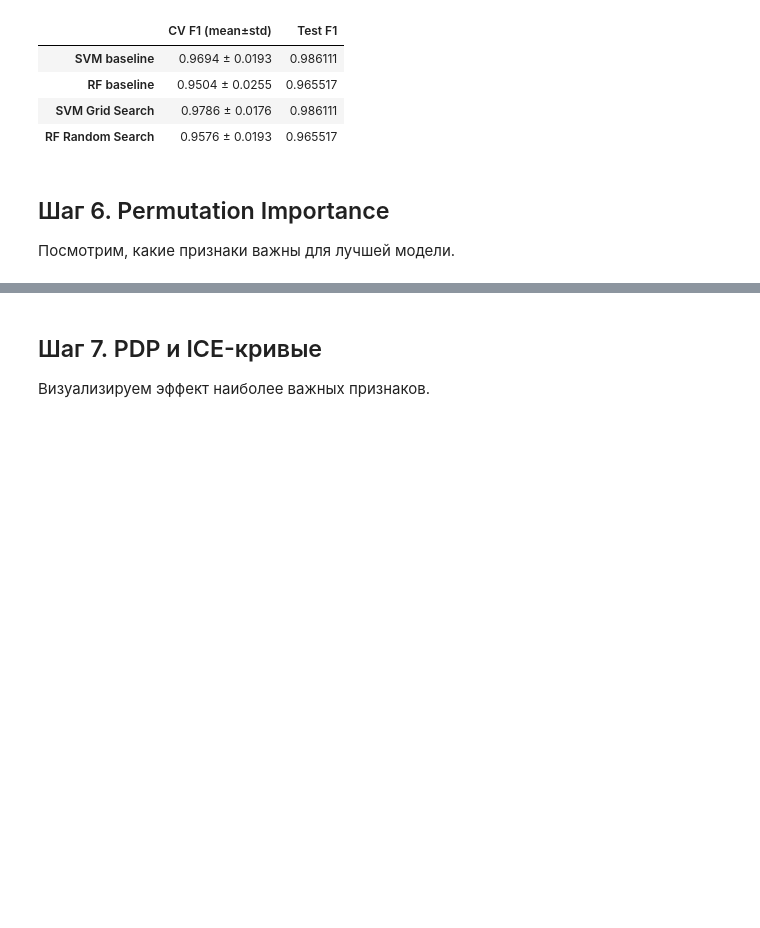
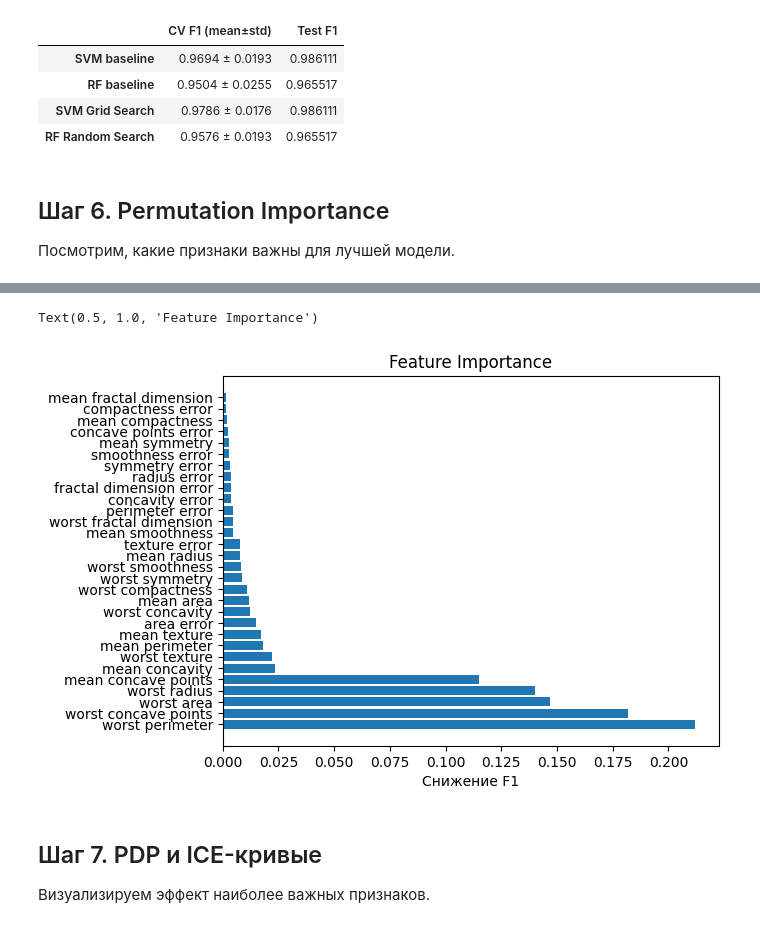
Before and after one commit to Xivalor/ml-course-homeworks, a Jupyter notebook: hw10_interpretation/hp_interp_practice_student.ipynb, the cells around one changed output, grey strips where cells are left out. Cells and saved outputs as stored; diff of their text form; code cells hidden in the pictures; blank space fills up the shorter version.

```diff
--- a/hw10_interpretation/hp_interp_practice_student.ipynb
+++ b/hw10_interpretation/hp_interp_practice_student.ipynb
@@ -312,18 +320,29 @@ best_rf = rf_random_search.best_estimator_
 # %%
 # Встроенная важность RF (для сравнения)
 
 # ╔══════════════════════════════════════════════════════════════╗
 # ║  ЗАДАНИЕ 6б: Сравните Permutation Importance                 ║
 # ║  с встроенной feature_importances_ RandomForest              ║
 # ║  Совпадает ли порядок топ-5 признаков?                       ║
 # ║  Если нет — как вы это объясняете?                           ║
 # ╚══════════════════════════════════════════════════════════════╝
 
 # YOUR CODE HERE
 
+idx = best_rf.feature_importances_.argsort()[::-1]
+plt.barh(X.columns[idx], best_rf.feature_importances_[idx])
+plt.xlabel('Снижение F1')
+plt.title('Feature Importance')
+
 # Вопрос для размышления:
 # Некоторые признаки имеют высокий PI, но низкую встроенную важность,
 # или наоборот. Что это может означать?
+#
+# Если высокий PI и низкая встроенная важность, то признак является уточняющим признаком, который работает поверх основных признаков.
+# Если наоборот, то признак коррелирует с каким-то другим, его можно удалить, т.к. при обучении модель может смофтреть и на другой признак.
+# %% [output]
+Text(0.5, 1.0, 'Feature Importance')
+[figure, added]
 # %% [markdown]
 ## Шаг 7. PDP и ICE-кривые
 
```
Also changed, not shown: parts of 3 cells of this notebook.
